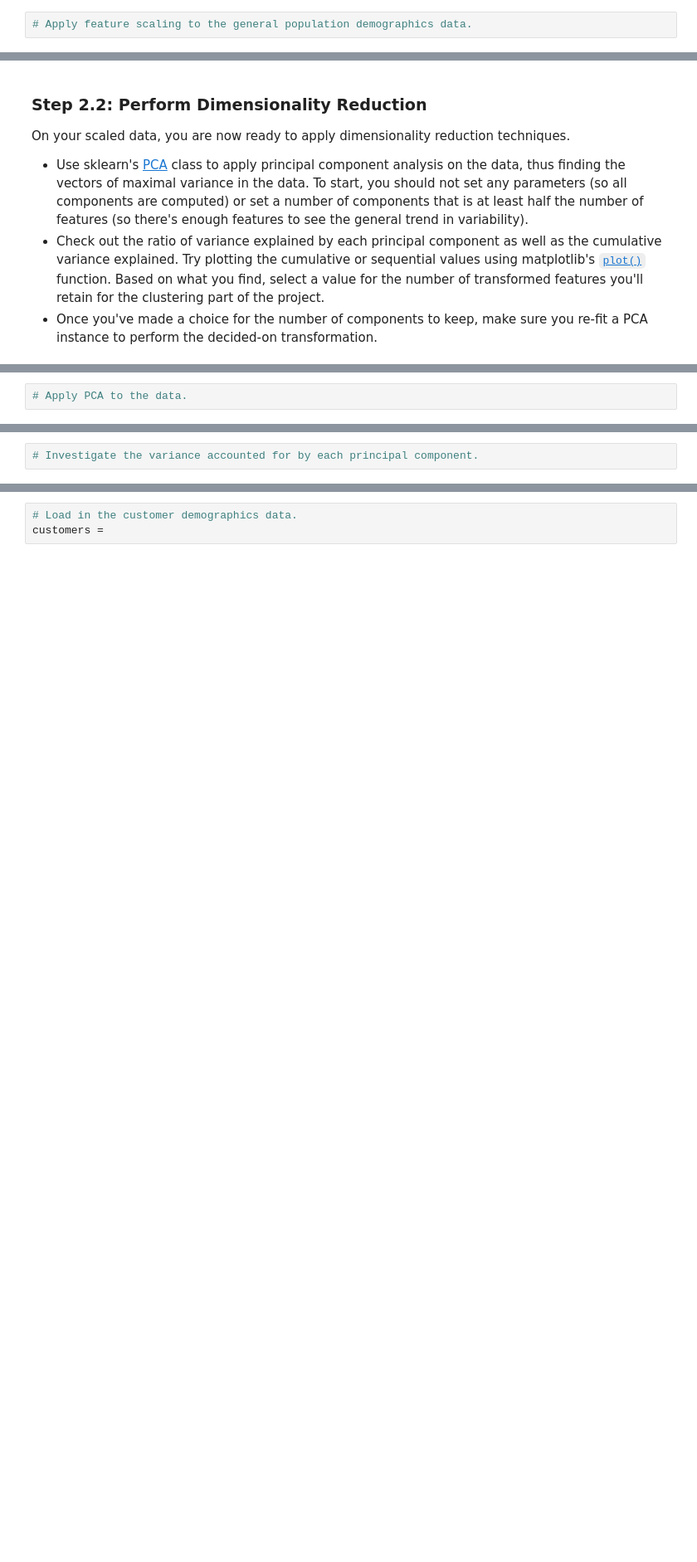
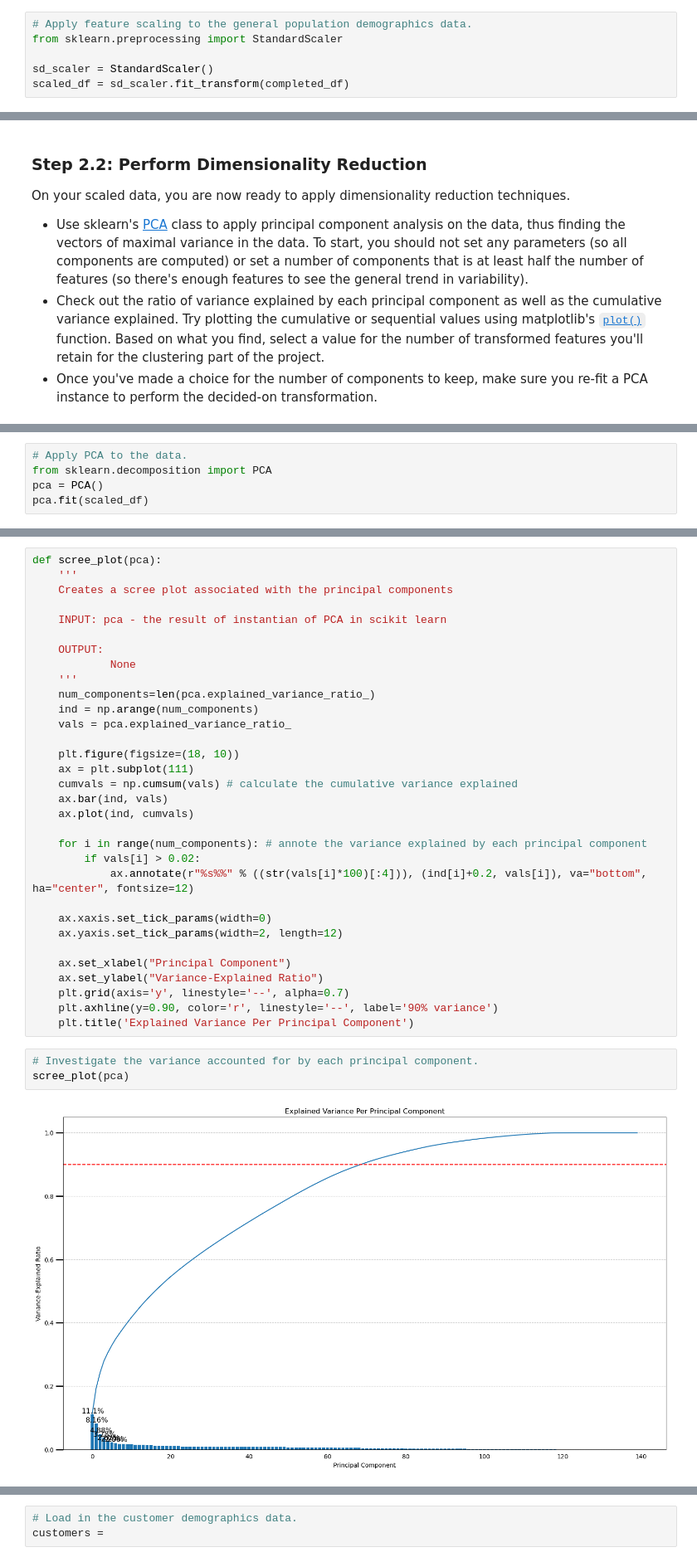
Before and after one commit to zhanshu21/Identify_Customer_Segments, a Jupyter notebook: Identify_Customer_Segments.ipynb, the cells around one changed output, grey strips where cells are left out. Shown: that part at 83% size. Drawn from its saved outputs; the diff is of its cells as text; blank space fills up the shorter version.

```diff
--- a/Identify_Customer_Segments.ipynb
+++ b/Identify_Customer_Segments.ipynb
@@ -964,3 +964,7 @@ completed_df.isna().any().sum()
 0
 # %%
 # Apply feature scaling to the general population demographics data.
+from sklearn.preprocessing import StandardScaler
+
+sd_scaler = StandardScaler()
+scaled_df = sd_scaler.fit_transform(completed_df)
@@ -979,2 +987,5 @@ On your scaled data, you are now ready to apply dimensionality reduction techniq
 # %%
 # Apply PCA to the data.
+from sklearn.decomposition import PCA
+pca = PCA()
+pca.fit(scaled_df)
@@ -981,4 +994,39 @@ On your scaled data, you are now ready to apply dimensionality reduction techniq
+# %%
+def scree_plot(pca):
+    '''
+    Creates a scree plot associated with the principal components
+
+    INPUT: pca - the result of instantian of PCA in scikit learn
+
+    OUTPUT:
+            None
+    '''
+    num_components=len(pca.explained_variance_ratio_)
+    ind = np.arange(num_components)
+    vals = pca.explained_variance_ratio_
+
+    plt.figure(figsize=(18, 10))
+    ax = plt.subplot(111)
+    cumvals = np.cumsum(vals) # calculate the cumulative variance explained
+    ax.bar(ind, vals)
+    ax.plot(ind, cumvals)
+
+    for i in range(num_components): # annote the variance explained by each principal component
+        if vals[i] > 0.02:
+            ax.annotate(r"%s%%" % ((str(vals[i]*100)[:4])), (ind[i]+0.2, vals[i]), va="bottom", ha="center", fontsize=12)
+
+    ax.xaxis.set_tick_params(width=0)
+    ax.yaxis.set_tick_params(width=2, length=12)
+
+    ax.set_xlabel("Principal Component")
+    ax.set_ylabel("Variance-Explained Ratio")
+    plt.grid(axis='y', linestyle='--', alpha=0.7)
+    plt.axhline(y=0.90, color='r', linestyle='--', label='90% variance')
+    plt.title('Explained Variance Per Principal Component')
 # %%
 # Investigate the variance accounted for by each principal component.
+scree_plot(pca)
+# %% [output]
+[figure, added]
 # %%
 # Re-apply PCA to the data while selecting for number of components to retain.
```
Also changed, not shown: parts of 23 cells of this notebook.
